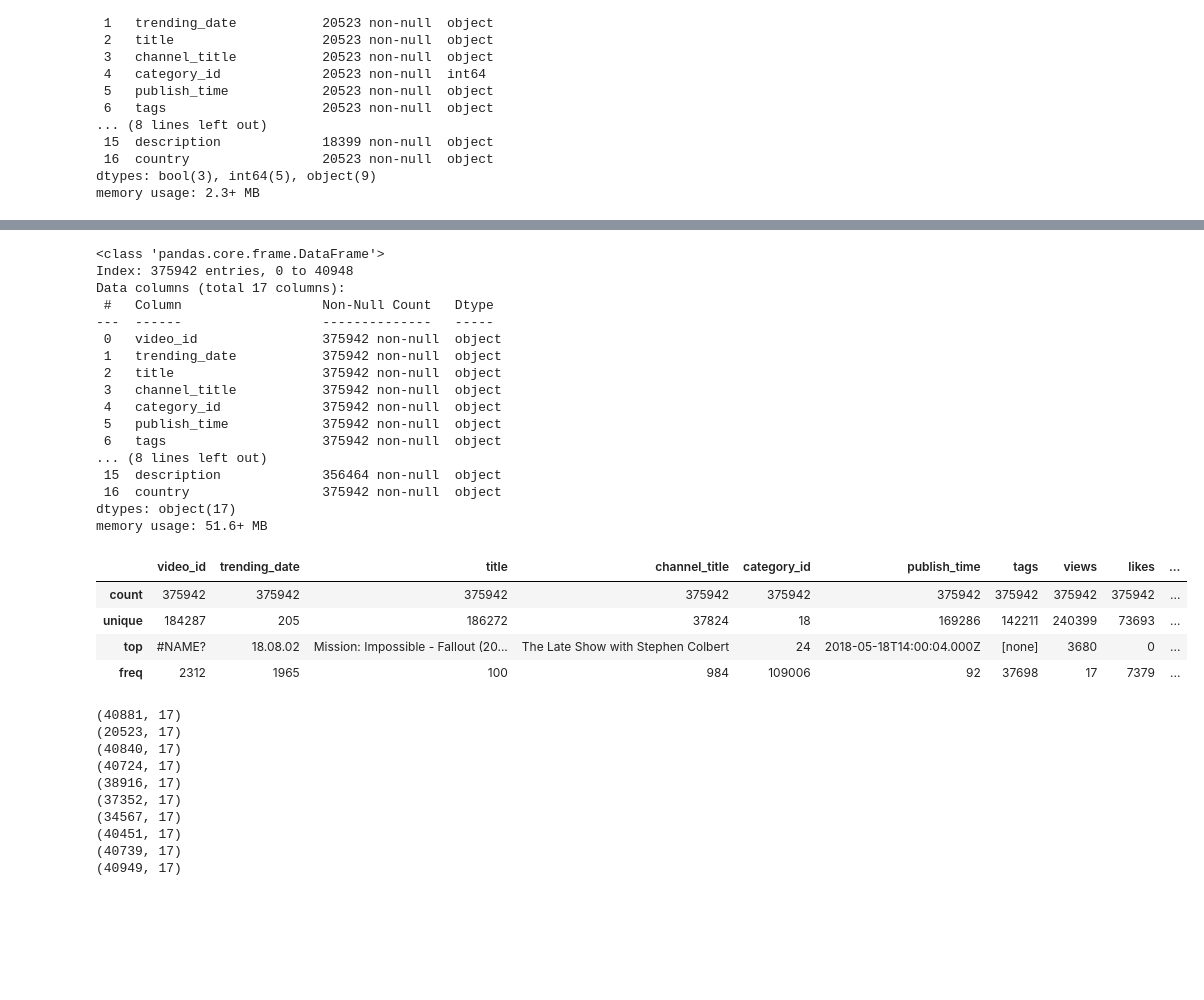
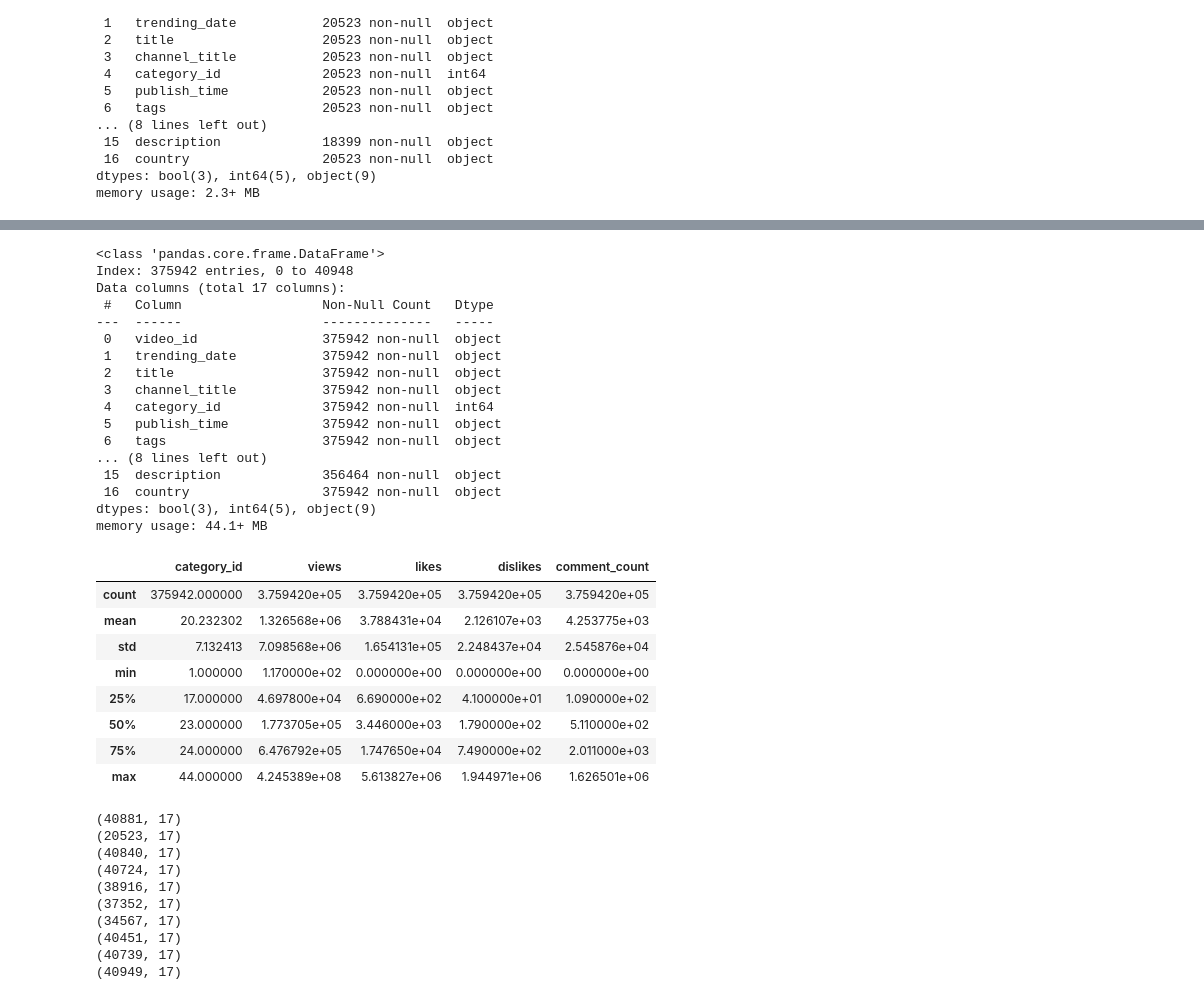
Before and after one commit to MarcoAsturi/CS_project, a Jupyter notebook: analysis.ipynb, the cells around one changed output, grey strips where cells are left out. Drawn from its saved outputs; the diff is of its cells as text; code cells hidden in the pictures; blank space fills up the shorter version.

```diff
--- a/analysis.ipynb
+++ b/analysis.ipynb
@@ -148,40 +148,45 @@ df_us["country"] = "US"
 # %%
 from operator import concat
 
 
 list_df = [df_ca, df_jp, df_de, df_fr, df_gb, df_in, df_kr, df_mx, df_ru, df_us]
 col_names = list_df[0].columns
-df_result = pd.DataFrame(columns = col_names)
+col_types = list_df[0].dtypes.to_dict()
+df_result = pd.DataFrame({col: pd.Series(dtype=col_types[col]) for col in col_names})
 
 for df in list_df:
     df_result = pd.concat([df_result, df])
 
 df_result.head()
 df_result.info()
 df_result.describe()
 # %% [output]
 <class 'pandas.core.frame.DataFrame'>
 Index: 375942 entries, 0 to 40948
 Data columns (total 17 columns):
  #   Column                  Non-Null Count   Dtype
 ---  ------                  --------------   -----
  0   video_id                375942 non-null  object
  1   trending_date           375942 non-null  object
  2   title                   375942 non-null  object
  3   channel_title           375942 non-null  object
- 4   category_id             375942 non-null  object
+ 4   category_id             375942 non-null  int64
  5   publish_time            375942 non-null  object
  6   tags                    375942 non-null  object
 ... (8 lines left out)
  15  description             356464 non-null  object
  16  country                 375942 non-null  object
-dtypes: object(17)
-memory usage: 51.6+ MB
+dtypes: bool(3), int64(5), object(9)
+memory usage: 44.1+ MB
-|  | video_id | trending_date | title | channel_title | category_id | publish_time | tags | views | likes | ... |
-| count | 375942 | 375942 | 375942 | 375942 | 375942 | 375942 | 375942 | 375942 | 375942 | ... |
-| unique | 184287 | 205 | 186272 | 37824 | 18 | 169286 | 142211 | 240399 | 73693 | ... |
-| top | #NAME? | 18.08.02 | Mission: Impossible - Fallout (20... | The Late Show with Stephen Colbert | 24 | 2018-05-18T14:00:04.000Z | [none] | 3680 | 0 | ... |
-| freq | 2312 | 1965 | 100 | 984 | 109006 | 92 | 37698 | 17 | 7379 | ... |
+|  | category_id | views | likes | dislikes | comment_count |
+| count | 375942.000000 | 3.759420e+05 | 3.759420e+05 | 3.759420e+05 | 3.759420e+05 |
+| mean | 20.232302 | 1.326568e+06 | 3.788431e+04 | 2.126107e+03 | 4.253775e+03 |
+| std | 7.132413 | 7.098568e+06 | 1.654131e+05 | 2.248437e+04 | 2.545876e+04 |
+| min | 1.000000 | 1.170000e+02 | 0.000000e+00 | 0.000000e+00 | 0.000000e+00 |
+| 25% | 17.000000 | 4.697800e+04 | 6.690000e+02 | 4.100000e+01 | 1.090000e+02 |
+| 50% | 23.000000 | 1.773705e+05 | 3.446000e+03 | 1.790000e+02 | 5.110000e+02 |
+| 75% | 24.000000 | 6.476792e+05 | 1.747650e+04 | 7.490000e+02 | 2.011000e+03 |
+| max | 44.000000 | 4.245389e+08 | 5.613827e+06 | 1.944971e+06 | 1.626501e+06 |
 # %%
 for df in list_df:
     print(df.shape)
```
Also changed, not shown: parts of 8 cells of this notebook, 1 other file.
